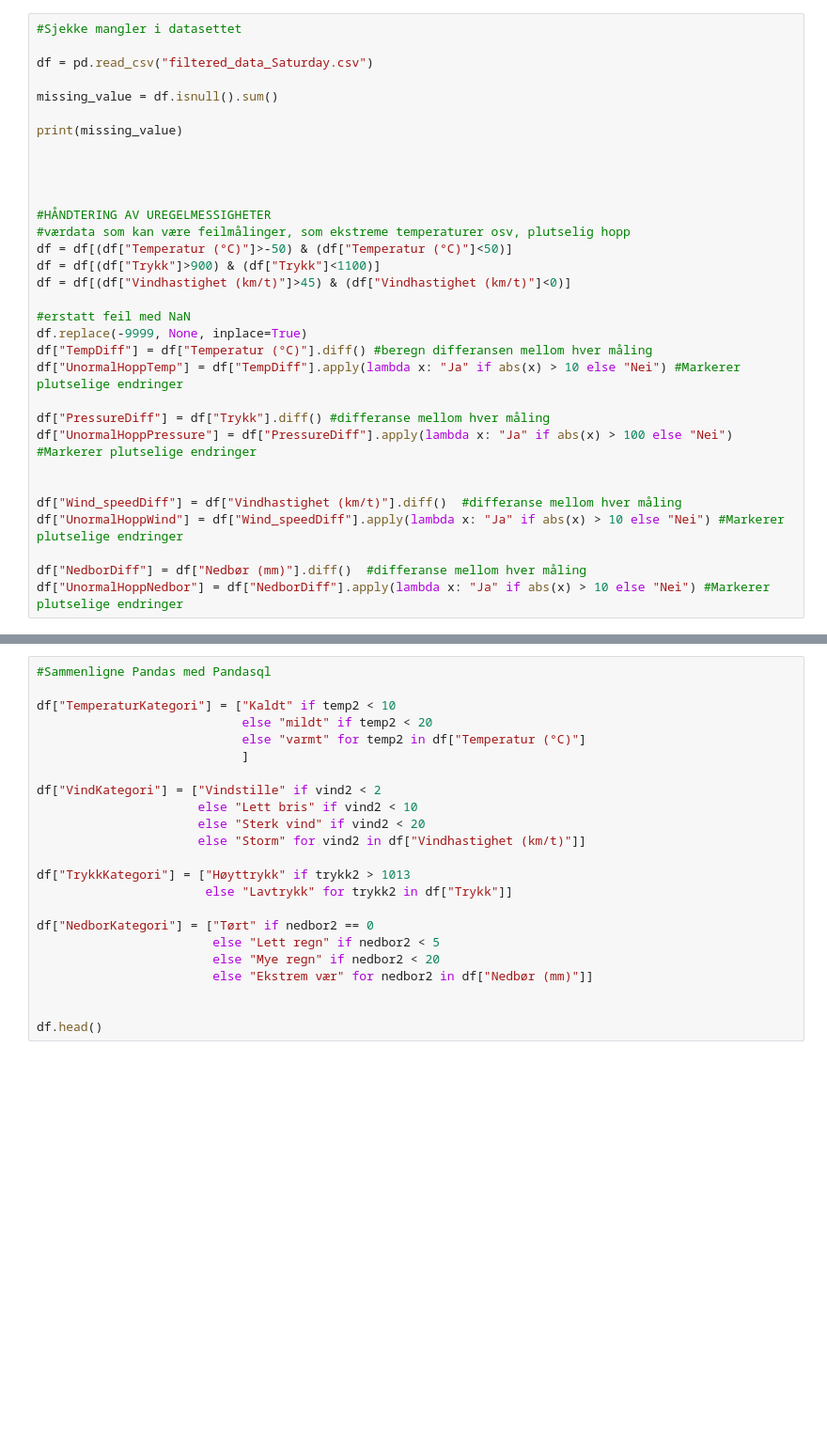
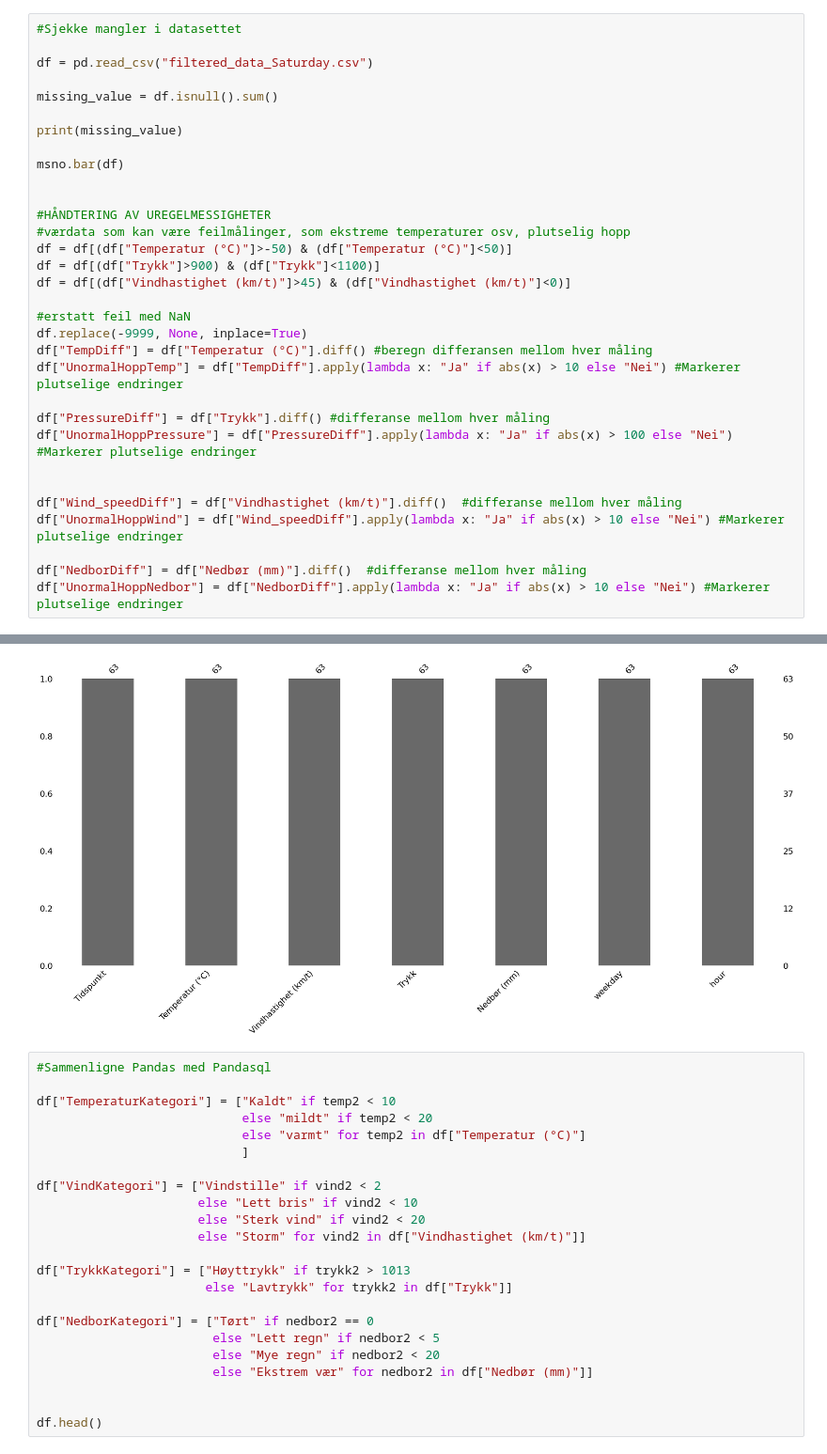
Before and after one commit to friha03/Milj-dataanalyseapplikasjon, a Jupyter notebook: API_Weather/Databehandling_fra_Weather_API.ipynb, the cells around one changed output, grey strips where cells are left out. Shown at 94% size. Cells and saved outputs as stored; diff of their text form; blank space fills up the shorter version.

```diff
--- a/API_Weather/Databehandling_fra_Weather_API.ipynb
+++ b/API_Weather/Databehandling_fra_Weather_API.ipynb
@@ -41,38 +65,39 @@ missing_value = df.isnull().sum()
 
 print(missing_value)
 
-
+msno.bar(df)
 
 
 #HÅNDTERING AV UREGELMESSIGHETER
 #værdata som kan være feilmålinger, som ekstreme temperaturer osv, plutselig hopp
 df = df[(df["Temperatur (°C)"]>-50) & (df["Temperatur (°C)"]<50)]
 df = df[(df["Trykk"]>900) & (df["Trykk"]<1100)]
 df = df[(df["Vindhastighet (km/t)"]>45) & (df["Vindhastighet (km/t)"]<0)]
 
 #erstatt feil med NaN
 df.replace(-9999, None, inplace=True)
 df["TempDiff"] = df["Temperatur (°C)"].diff() #beregn differansen mellom hver måling
 df["UnormalHoppTemp"] = df["TempDiff"].apply(lambda x: "Ja" if abs(x) > 10 else "Nei") #Markerer plutselige endringer
 
 df["PressureDiff"] = df["Trykk"].diff() #differanse mellom hver måling
 df["UnormalHoppPressure"] = df["PressureDiff"].apply(lambda x: "Ja" if abs(x) > 100 else "Nei") #Markerer plutselige endringer
 
 
 df["Wind_speedDiff"] = df["Vindhastighet (km/t)"].diff()  #differanse mellom hver måling
 df["UnormalHoppWind"] = df["Wind_speedDiff"].apply(lambda x: "Ja" if abs(x) > 10 else "Nei") #Markerer plutselige endringer
 
 df["NedborDiff"] = df["Nedbør (mm)"].diff()  #differanse mellom hver måling
 df["UnormalHoppNedbor"] = df["NedborDiff"].apply(lambda x: "Ja" if abs(x) > 10 else "Nei") #Markerer plutselige endringer
 # %% [output]
 Tidspunkt               0
 Temperatur (°C)         0
 Vindhastighet (km/t)    0
 Trykk                   0
 Nedbør (mm)             0
 weekday                 0
 hour                    0
 dtype: int64
+[figure, added]
 # %%
 #Sammenligne Pandas med Pandasql
 
```
Also changed, not shown: parts of 2 cells of this notebook, 10 other files.
